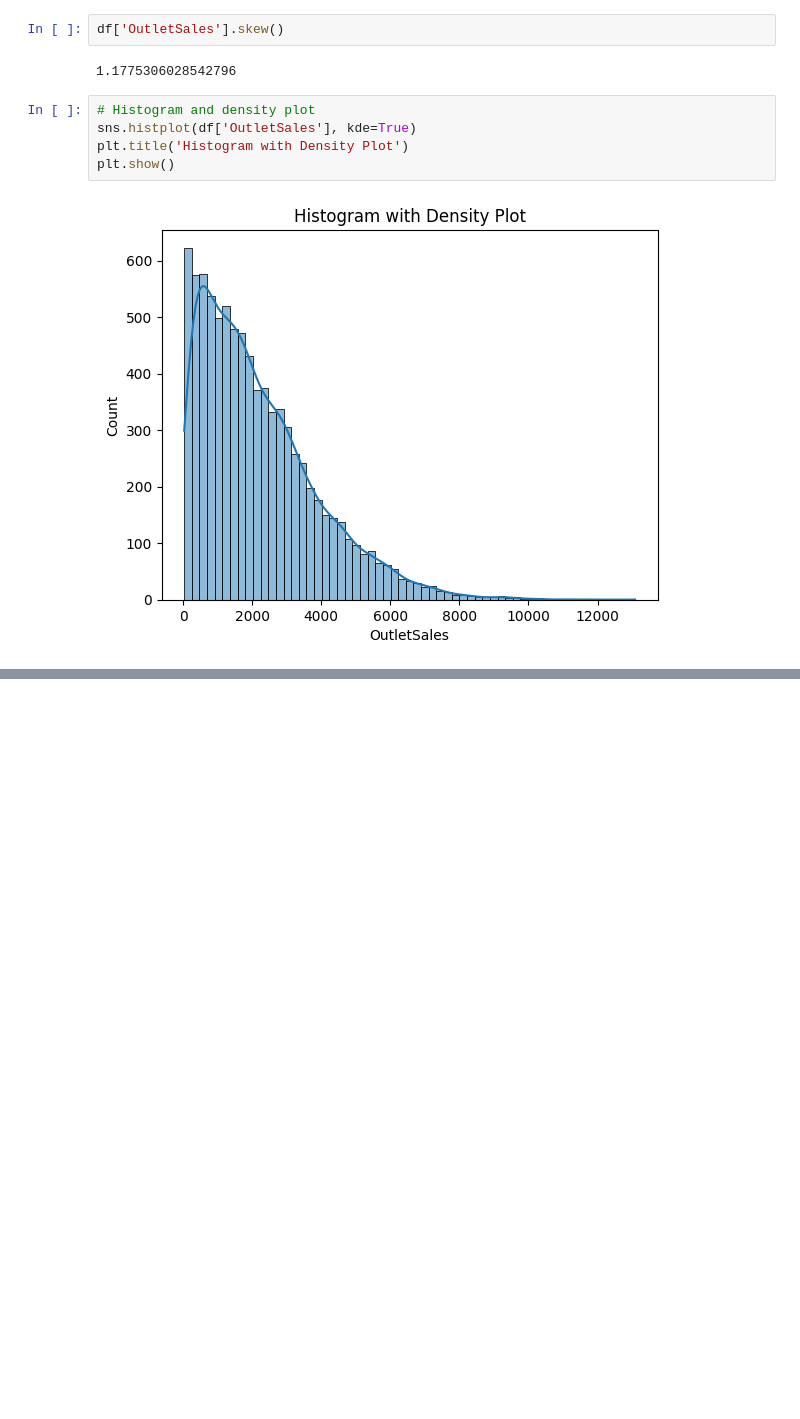
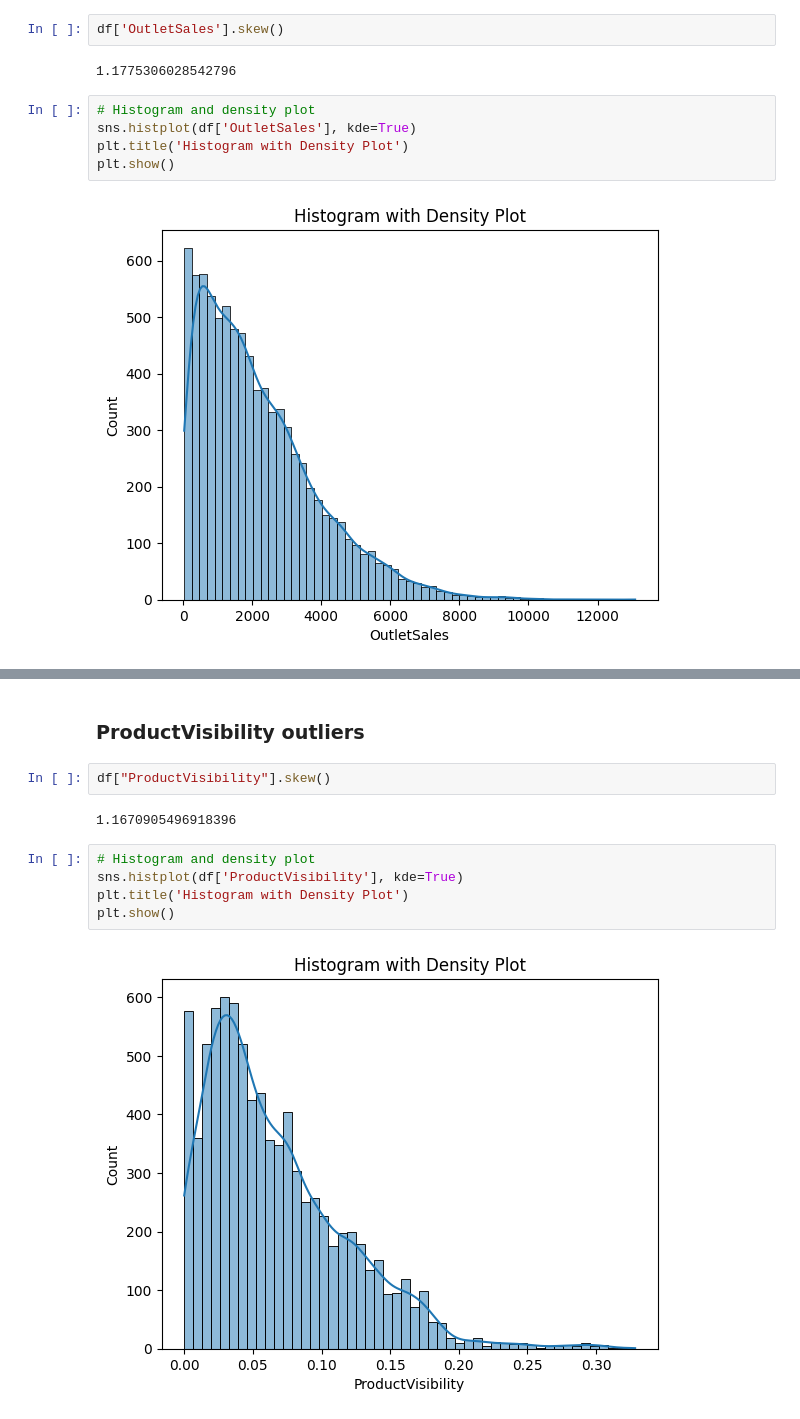
Before and after one commit to pi-mishra/Big-Mart-Sales-Prediction, a Jupyter notebook: BigMartSalesPrediction.ipynb, the cells around one changed output, grey strips where cells are left out. Drawn from its saved outputs; the diff is of its cells as text; blank space fills up the shorter version.

```diff
--- a/BigMartSalesPrediction.ipynb
+++ b/BigMartSalesPrediction.ipynb
@@ -229,0 +248,13 @@ df[df["OutletSales"]<lower_limit] #No data lower limit as the lower_limit value
+# %% [markdown]
+### ProductVisibility outliers
+# %%
+df["ProductVisibility"].skew()
+# %% [output]
+1.1670905496918396
+# %%
+# Histogram and density plot
+sns.histplot(df['ProductVisibility'], kde=True)
+plt.title('Histogram with Density Plot')
+plt.show()
+# %% [output]
+[figure, added]
```
Also changed, not shown: parts of 11 cells of this notebook.
